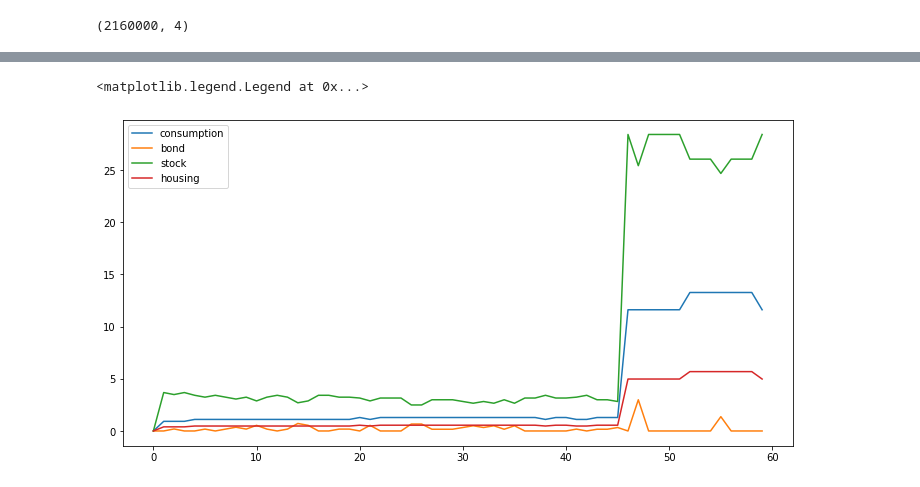
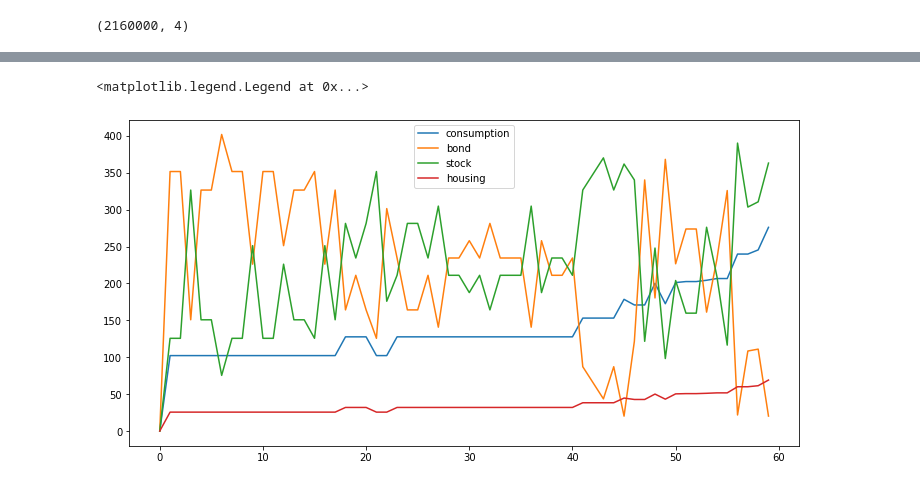
Before and after one commit to dongxulee/VectorizationGPU, a Jupyter notebook: 401k/vectorizeAll.ipynb, the cells around one changed output, grey strips where cells are left out. Drawn from its saved outputs; the diff is of its cells as text; code cells hidden in the pictures.

Commit message:
correct bugs, smooth consumption

```diff
--- a/401k/vectorizeAll.ipynb
+++ b/401k/vectorizeAll.ipynb
@@ -101,7 +101,7 @@ def u_rent(a):
     return u(C)
 
 @partial(jit, static_argnums=(2,))
-def transition_to_rent(x,a,t):
+def transition(x,a,t):
     '''
         imput: a is np array constains all possible actions
         output: next time period x = [w, n, s, e]
@@ -129,7 +129,7 @@ def dotProduct(p_next, uBTB):
 # define approximation of fit
 @jit
 def fit(v, w_next, n_next, s_next, e_next):
-    return map_coordinates(v.reshape(dim),jnp.vstack((w_next/scale,n_next/scale, s_next, e_next)), order = 1, mode = 'nearest')
+    return map_coordinates(v.reshape(dim),jnp.vstack((w_next/scaleW,n_next/scaleN, s_next, e_next)), order = 1, mode = 'nearest')
 
 @partial(jit, static_argnums=(0,))
 def feasibleActions(t):
@@ -141,29 +141,27 @@ def feasibleActions(t):
 #     budget3 = budget2*(1-A[:,1])
 #     k = budget3*A[:,2]
 #     b = budget3*(1-A[:,2])
-    h = budget1*A[:,0]*0.3/pr
-    c = budget1*A[:,0]*0.7
+    h = budget1*A[:,0]*0.2/pr
+    c = budget1*A[:,0]*0.8
     budget2 = budget1*(1-A[:,0])
     k = budget2*A[:,1]
     b = budget2*(1-A[:,1])
     return jnp.column_stack((c,b,k,h))
 # %%
 %%time
+correction = jnp.array(range(nX))*nA
 for t in range(T_max-1,T_min, -1):
     print(t)
     actions = feasibleActions(t)
-    # if right before the terminal state
+    w_next, n_next, s_next, e_next, prob_next = transition(X,actions,t)
+    # if right before the terminal state the Q value is different
     if t == T_max - 1:
-        w_next, n_next, s_next, e_next, prob_next = transition_to_rent(X,actions,t)
         Q = u_rent(actions) + beta * dotProduct(prob_next, uB(w_next+n_next))
-        V = Q.reshape(nX,nA).max(axis = 1)
-        cbkh = actions[:nA][Q.reshape(nX,nA).argmax(axis = 1)]
     else:
-        w_next, n_next, s_next, e_next, prob_next = transition_to_rent(X,actions,t)
         Q = u_rent(actions) + beta * dotProduct(prob_next, Pa[t] * fit(V, w_next, n_next, s_next, e_next)
                                                 + (1-Pa[t]) * uB(w_next+n_next))
-        V = Q.reshape(nX,nA).max(axis = 1)
-        cbkh = actions[:nA][Q.reshape(nX,nA).argmax(axis = 1)]
+    V = Q.reshape(nX,nA).max(axis = 1)
+    cbkh = actions[Q.reshape(nX,nA).argmax(axis = 1) + correction]
 
     Vgrid[:,:,:,:,t] = V.reshape(dim)
     cgrid[:,:,:,:,t] = cbkh[:,0].reshape(dim)
@@ -191,18 +189,18 @@ Wall time: 2min 34s
 # %%
 # plot consumption against time
-wealthLevel = 5
+wealthLevel = 9
 retirement = 5
 econState = 5
-employ = 1
+employ = 0
 plt.figure(figsize = [12,6])
 plt.plot(cgrid[wealthLevel,retirement,econState,employ,:], label = "consumption")
 plt.plot(bgrid[wealthLevel,retirement,econState,employ,:], label = "bond")
 plt.plot(kgrid[wealthLevel,retirement,econState,employ,:], label = "stock")
 plt.plot(hgrid[wealthLevel,retirement,econState,employ,:]*pr, label = "housing")
 legend()
 # %% [output]
 <matplotlib.legend.Legend at 0x...>
-[figure, old version]
+[figure, new version]
 # %%
 np.save('cgrid',cgrid)
 np.save('bgrid',bgrid)
```
Also changed, not shown: parts of 2 cells of this notebook, 6 other files.
